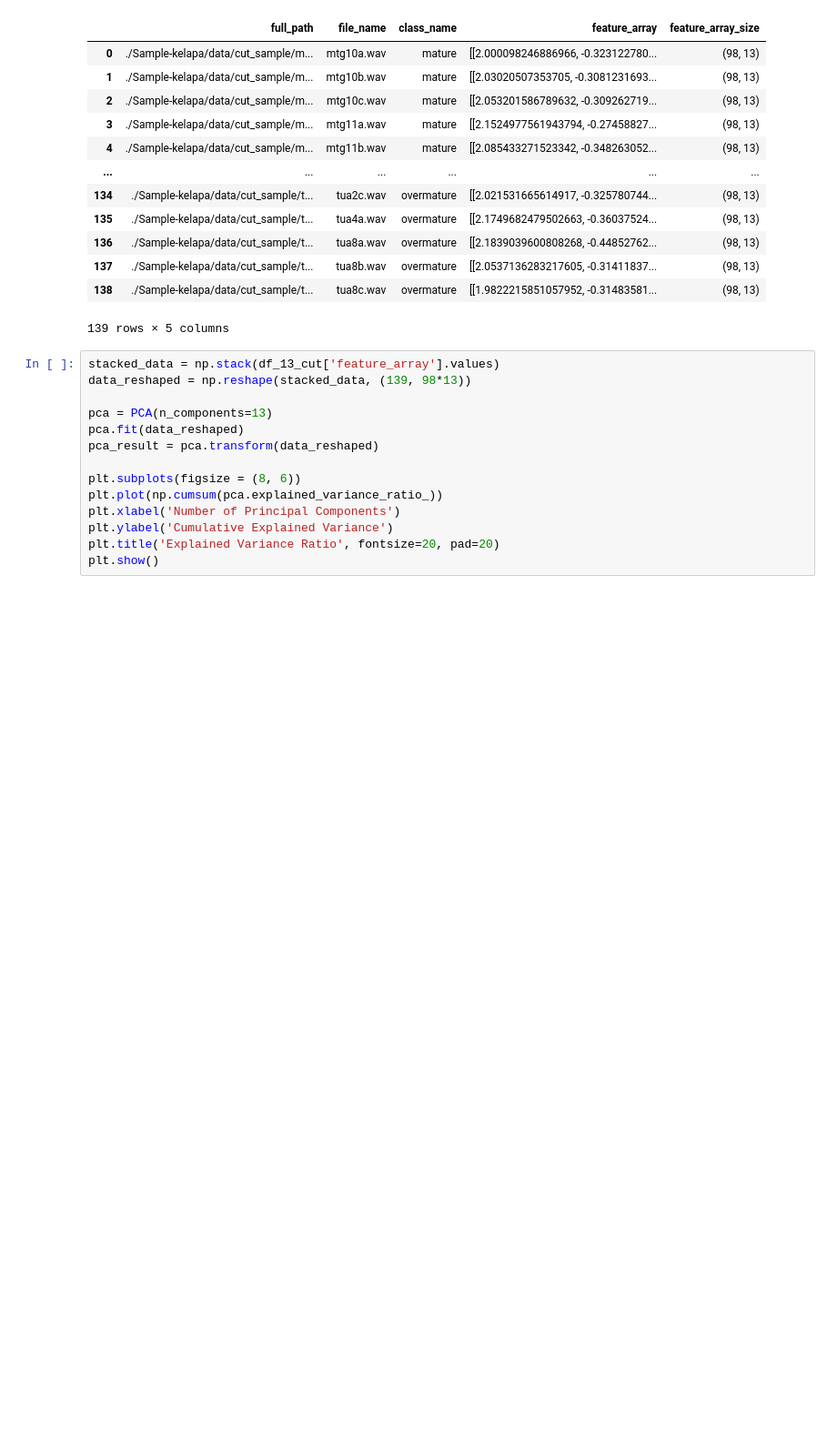
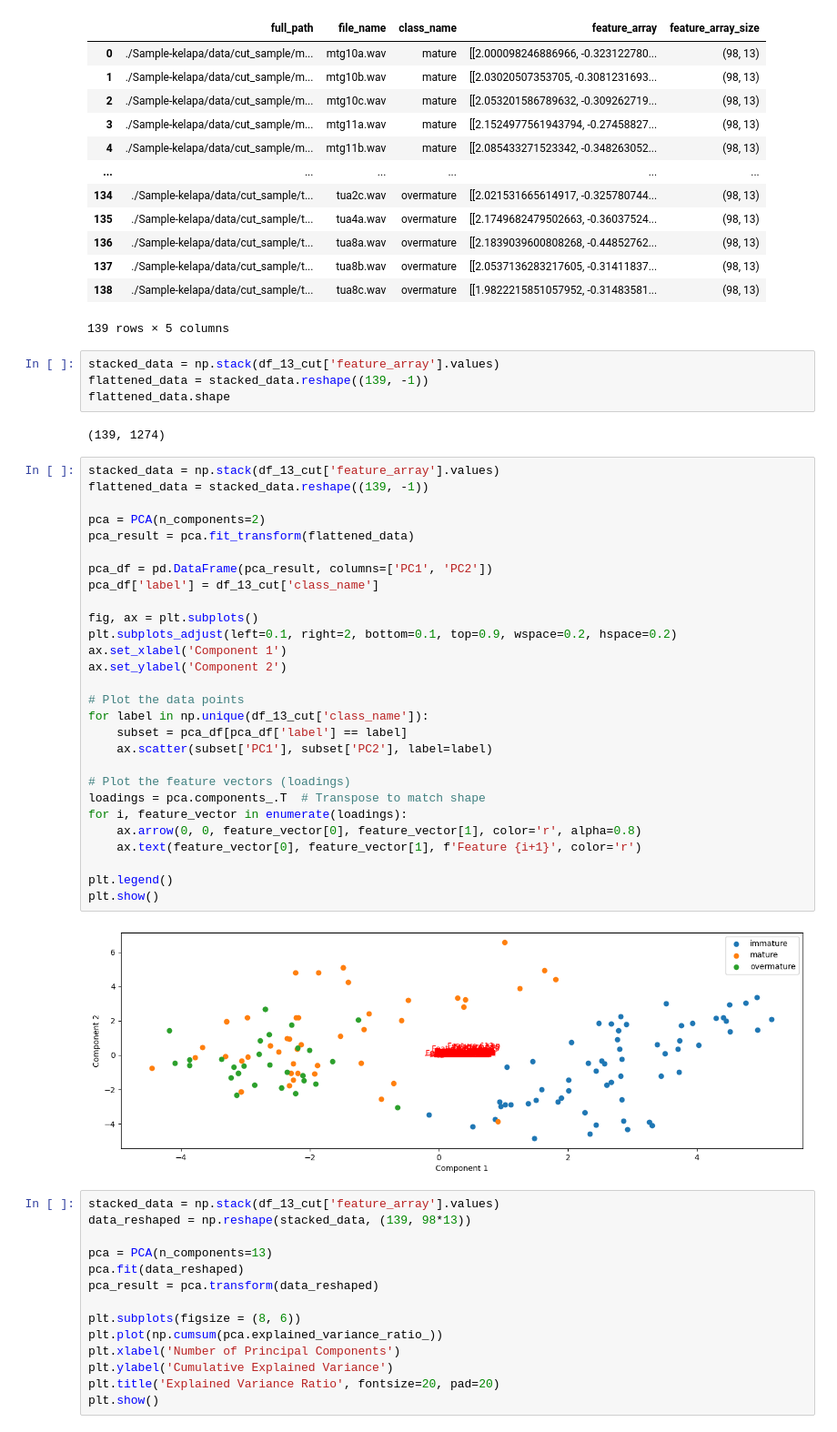
Before and after one commit to XisUndefined/coconut-maturity-classification, a Jupyter notebook: skripsi-dlu-gak-sih-luar-kotak.ipynb, the cells around one changed output. Shown at 91% size. Cells and saved outputs as stored; diff of their text form; blank space fills up the shorter version.

```diff
--- a/skripsi-dlu-gak-sih-luar-kotak.ipynb
+++ b/skripsi-dlu-gak-sih-luar-kotak.ipynb
@@ -396,6 +396,42 @@ df_13_cut
 | 137 | ./Sample-kelapa/data/cut_sample/t... | tua8b.wav | overmature | [[2.0537136283217605, -0.31411837... | (98, 13) |
 | 138 | ./Sample-kelapa/data/cut_sample/t... | tua8c.wav | overmature | [[1.9822215851057952, -0.31483581... | (98, 13) |
 139 rows × 5 columns
+# %%
+stacked_data = np.stack(df_13_cut['feature_array'].values)
+flattened_data = stacked_data.reshape((139, -1))
+flattened_data.shape
+# %% [output]
+(139, 1274)
+# %%
+stacked_data = np.stack(df_13_cut['feature_array'].values)
+flattened_data = stacked_data.reshape((139, -1))
+
+pca = PCA(n_components=2)
+pca_result = pca.fit_transform(flattened_data)
+
+pca_df = pd.DataFrame(pca_result, columns=['PC1', 'PC2'])
+pca_df['label'] = df_13_cut['class_name']
+
+fig, ax = plt.subplots()
+plt.subplots_adjust(left=0.1, right=2, bottom=0.1, top=0.9, wspace=0.2, hspace=0.2)
+ax.set_xlabel('Component 1')
+ax.set_ylabel('Component 2')
+
+# Plot the data points
+for label in np.unique(df_13_cut['class_name']):
+    subset = pca_df[pca_df['label'] == label]
+    ax.scatter(subset['PC1'], subset['PC2'], label=label)
+
+# Plot the feature vectors (loadings)
+loadings = pca.components_.T  # Transpose to match shape
+for i, feature_vector in enumerate(loadings):
+    ax.arrow(0, 0, feature_vector[0], feature_vector[1], color='r', alpha=0.8)
+    ax.text(feature_vector[0], feature_vector[1], f'Feature {i+1}', color='r')
+
+plt.legend()
+plt.show()
+# %% [output]
+[figure, added]
 # %%
 stacked_data = np.stack(df_13_cut['feature_array'].values)
 data_reshaped = np.reshape(stacked_data, (139, 98*13))
```
